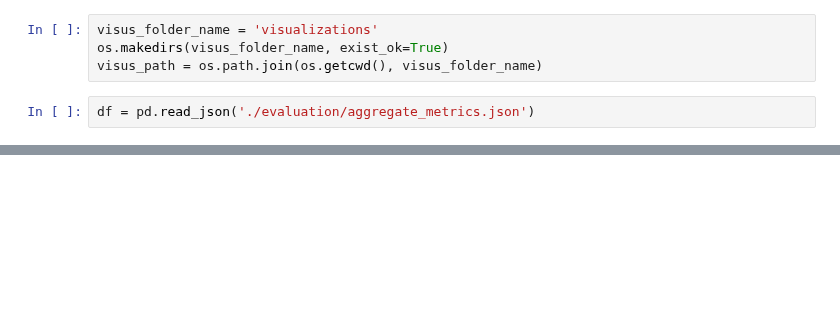
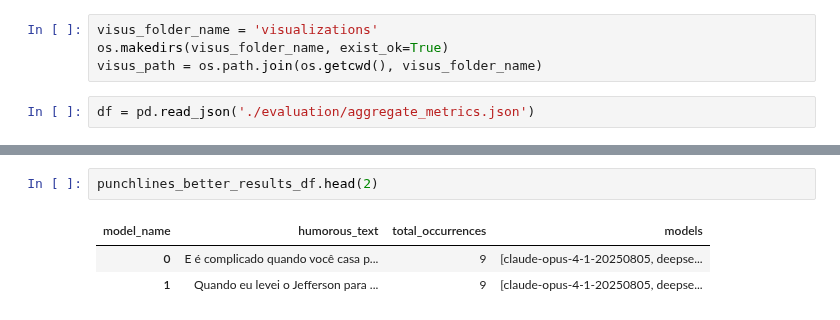
Before and after one commit to llm-pt-ibm/brazilian_northeast_humor_benchmark, a Jupyter notebook: results_exploration.ipynb, the cells around one changed output, grey strips where cells are left out. Drawn from its saved outputs; the diff is of its cells as text; blank space fills up the shorter version.

Commit message:
add punchline worse and best results code

```diff
--- a/results_exploration.ipynb
+++ b/results_exploration.ipynb
@@ -183,0 +258,6 @@ graph_all_models_per_style(model_names)
+# %%
+punchlines_better_results_df.head(2)
+# %% [output]
+| model_name | humorous_text | total_occurrences | models |
+| 0 | E é complicado quando você casa p... | 9 | [claude-opus-4-1-20250805, deepse... |
+| 1 | Quando eu levei o Jefferson para ... | 9 | [claude-opus-4-1-20250805, deepse... |
```
Also changed, not shown: parts of 11 cells of this notebook.
